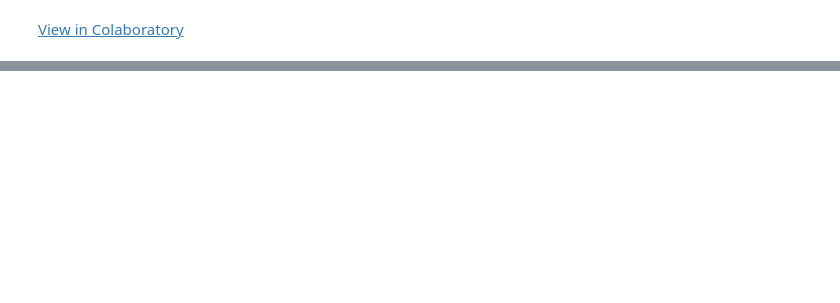
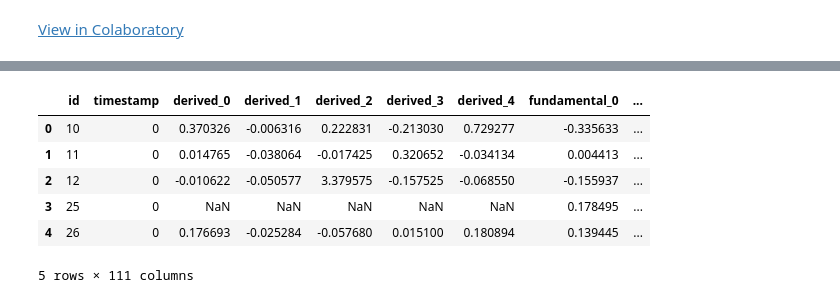
Before and after one commit to Sun-Jiankun/TimeSeriesForecasting, a Jupyter notebook: kaggle_two_sigma_using_kagglegym.ipynb, the cells around one changed output, grey strips where cells are left out. Drawn from its saved outputs; the diff is of its cells as text; code cells hidden in the pictures; blank space fills up the shorter version.

```diff
--- a/kaggle_two_sigma_using_kagglegym.ipynb
+++ b/kaggle_two_sigma_using_kagglegym.ipynb
@@ -52,6 +61,13 @@ len(df)
 # %%
 df.head()
-df.columns
+# %% [output]
+|  | id | timestamp | derived_0 | derived_1 | derived_2 | derived_3 | derived_4 | fundamental_0 | ... |
+| 0 | 10 | 0 | 0.370326 | -0.006316 | 0.222831 | -0.213030 | 0.729277 | -0.335633 | ... |
+| 1 | 11 | 0 | 0.014765 | -0.038064 | -0.017425 | 0.320652 | -0.034134 | 0.004413 | ... |
+| 2 | 12 | 0 | -0.010622 | -0.050577 | 3.379575 | -0.157525 | -0.068550 | -0.155937 | ... |
+| 3 | 25 | 0 | NaN | NaN | NaN | NaN | NaN | 0.178495 | ... |
+| 4 | 26 | 0 | 0.176693 | -0.025284 | -0.057680 | 0.015100 | 0.180894 | 0.139445 | ... |
+5 rows × 111 columns
 # %%
 values = []
 labels = []
```
Also changed, not shown: parts of 12 cells of this notebook.
